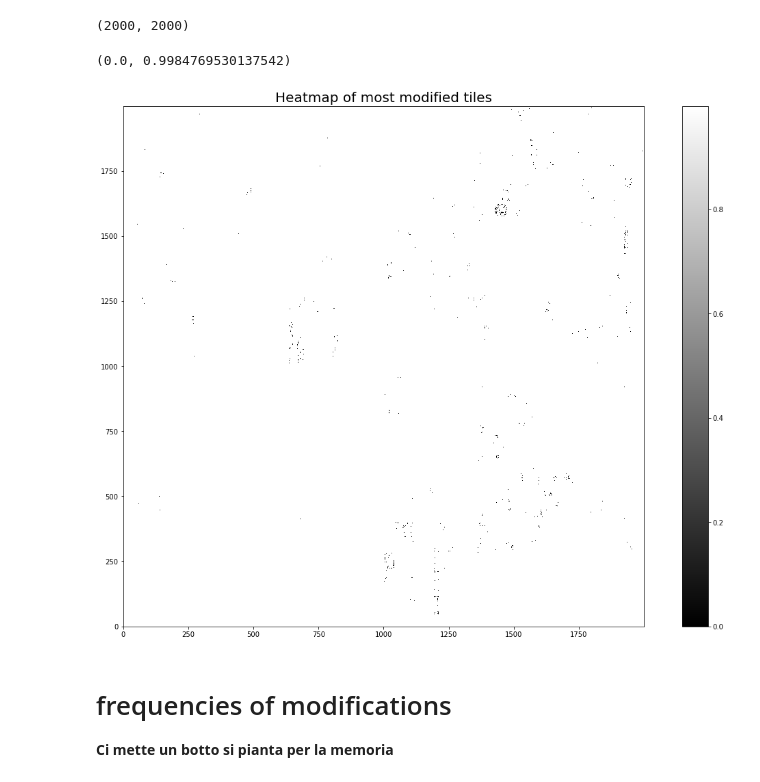
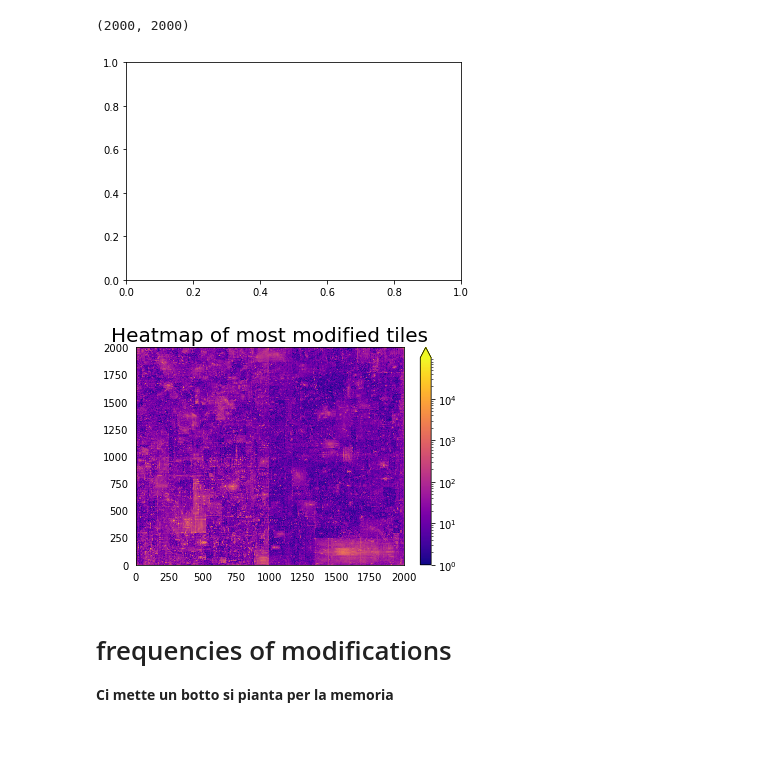
Before and after one commit to pietro-sillano/r-place-Network-Analysis, a Jupyter notebook: plot.ipynb, the cells around one changed output. Cells and saved outputs as stored; diff of their text form; code cells hidden in the pictures; blank space fills up the shorter version.

```diff
--- a/plot.ipynb
+++ b/plot.ipynb
@@ -145,22 +165,26 @@ heatmap = heatmap / np.linalg.norm(heatmap, axis=-1)[:, np.newaxis]
 heatmap.shape
 # %% [output]
 (2000, 2000)
-# %%
-vmin = heatmap.min()
-vmax = heatmap.max()
-vmin,vmax
-# %% [output]
-(0.0, 0.9984769530137542)
-# %%
-plt.figure(figsize=(20,14),)
-plt.imshow(heatmap,cmap='gray',interpolation ='none', origin ='lower',vmin = vmin, vmax = vmax)
-plt.colorbar()
-#plt.xlabel('Number of modified tiles for user', fontsize=20)
-#plt.ylabel('Number of users', fontsize=20)
-plt.title('Heatmap of most modified tiles',fontsize=20)
-plt.savefig('plot/heatmap.png',dpi = 200,backend = 'cairo')
-# %% [output]
-[figure, removed]
+# %%
+fig, ax = plt.subplots()
+fig.
+# %% [output]
+[figure, added]
+# %%
+import matplotlib.colors as colors
+heatmap = np.load('plot/heatmap.npy')
+#fig,ax = plt.figure(figsize=(20,14),)
+fig, ax = plt.subplots()
+pcm = ax.pcolor(heatmap,
+                   norm=colors.LogNorm(vmin=1, vmax=heatmap.max()),
+                   cmap='plasma')
+fig.colorbar(pcm,extend='max')
+ax.tick_params(left=False, bottom=False)
+plt.title('Heatmap of most modified tiles',fontsize=20)
+plt.show()
+fig.savefig('plot/heatmap.png',dpi = 100,backend = 'cairo')
+# %% [output]
+[figure, added]
 # %% [markdown]
 # frequencies of modifications
 **Ci mette un botto si pianta per la memoria**
```
Also changed, not shown: parts of 13 cells of this notebook, 23 other files.
